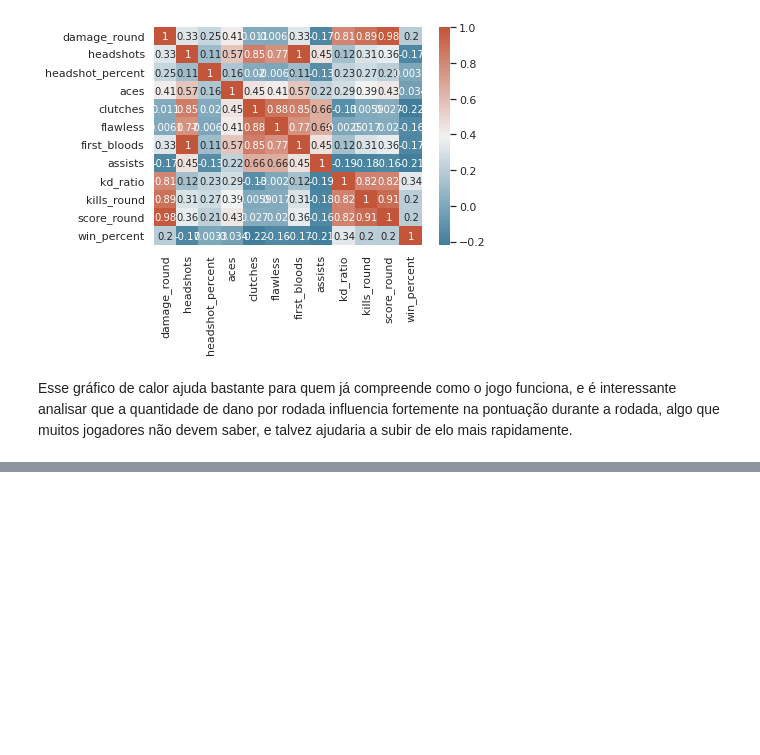
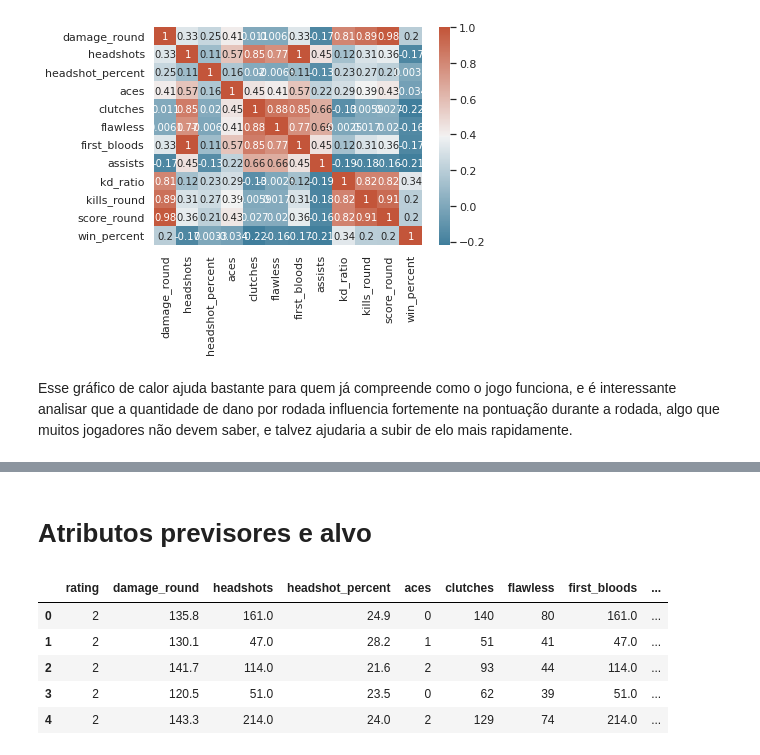
Before and after one commit to viniciusgugelmin/data-science-3, a Jupyter notebook: projects/valorant_stats/notebooks/machine_learning.ipynb, the cells around one changed output, grey strips where cells are left out. Cells and saved outputs as stored; diff of their text form; code cells hidden in the pictures; blank space fills up the shorter version.

Commit message:
feat: label encoder started

```diff
--- a/projects/valorant_stats/notebooks/machine_learning.ipynb
+++ b/projects/valorant_stats/notebooks/machine_learning.ipynb
@@ -178,0 +212,13 @@ Esse gráfico de calor ajuda bastante para quem já compreende como o jogo funci
+# %%
+le = LabelEncoder()
+df_new = df.copy()
+
+df_new["rating"] = le.fit_transform(df_new.rating.values)
+
+df_new = df_new.drop(['name'], axis=1)
+df_new = df_new.drop(['agent_1'], axis=1)
+df_new = df_new.drop(['gun1_name'], axis=1)
+
+for i in df_new["rating"].unique():
+  print("Elo:", le.inverse_transform([i])[0], "\nCategoria:", i)
+  print("")
@@ -178,0 +266,11 @@ Esse gráfico de calor ajuda bastante para quem já compreende como o jogo funci
+# %% [markdown]
+# Atributos previsores e alvo
+# %%
+df_new.head()
+# %% [output]
+|  | rating | damage_round | headshots | headshot_percent | aces | clutches | flawless | first_bloods | ... |
+| 0 | 2 | 135.8 | 161.0 | 24.9 | 0 | 140 | 80 | 161.0 | ... |
+| 1 | 2 | 130.1 | 47.0 | 28.2 | 1 | 51 | 41 | 47.0 | ... |
+| 2 | 2 | 141.7 | 114.0 | 21.6 | 2 | 93 | 44 | 114.0 | ... |
+| 3 | 2 | 120.5 | 51.0 | 23.5 | 0 | 62 | 39 | 51.0 | ... |
+| 4 | 2 | 143.3 | 214.0 | 24.0 | 2 | 129 | 74 | 214.0 | ... |
```
Also changed, not shown: parts of 19 cells of this notebook.
